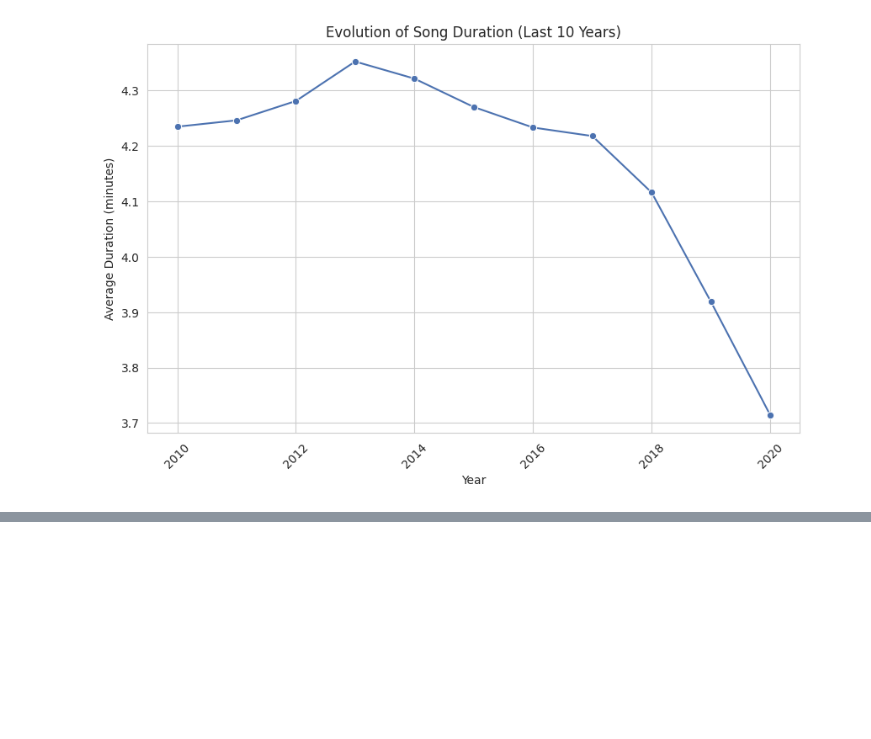
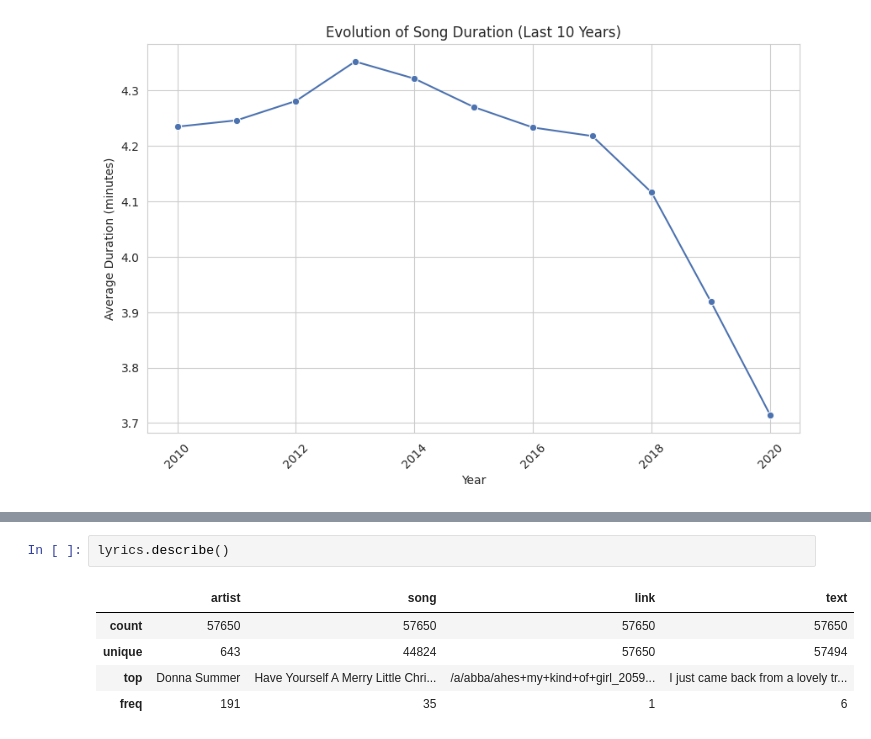
Before and after one commit to ziraax/SpotifyDataAnalysis, a Jupyter notebook: spotifyDataAnalysis.ipynb, the cells around one changed output, grey strips where cells are left out. Saved outputs shown, nothing was run; the diff lists cells and outputs as text; blank space fills up the shorter version.

```diff
--- a/spotifyDataAnalysis.ipynb
+++ b/spotifyDataAnalysis.ipynb
@@ -320,0 +388,8 @@ See the caveats in the documentation: https://pandas.pydata.org/pandas-docs/stab
+# %%
+lyrics.describe()
+# %% [output]
+|  | artist | song | link | text |
+| count | 57650 | 57650 | 57650 | 57650 |
+| unique | 643 | 44824 | 57650 | 57494 |
+| top | Donna Summer | Have Yourself A Merry Little Chri... | /a/abba/ahes+my+kind+of+girl_2059... | I just came back from a lovely tr... |
+| freq | 191 | 35 | 1 | 6 |
```
Also changed, not shown: parts of 23 cells of this notebook, 1 other file.
